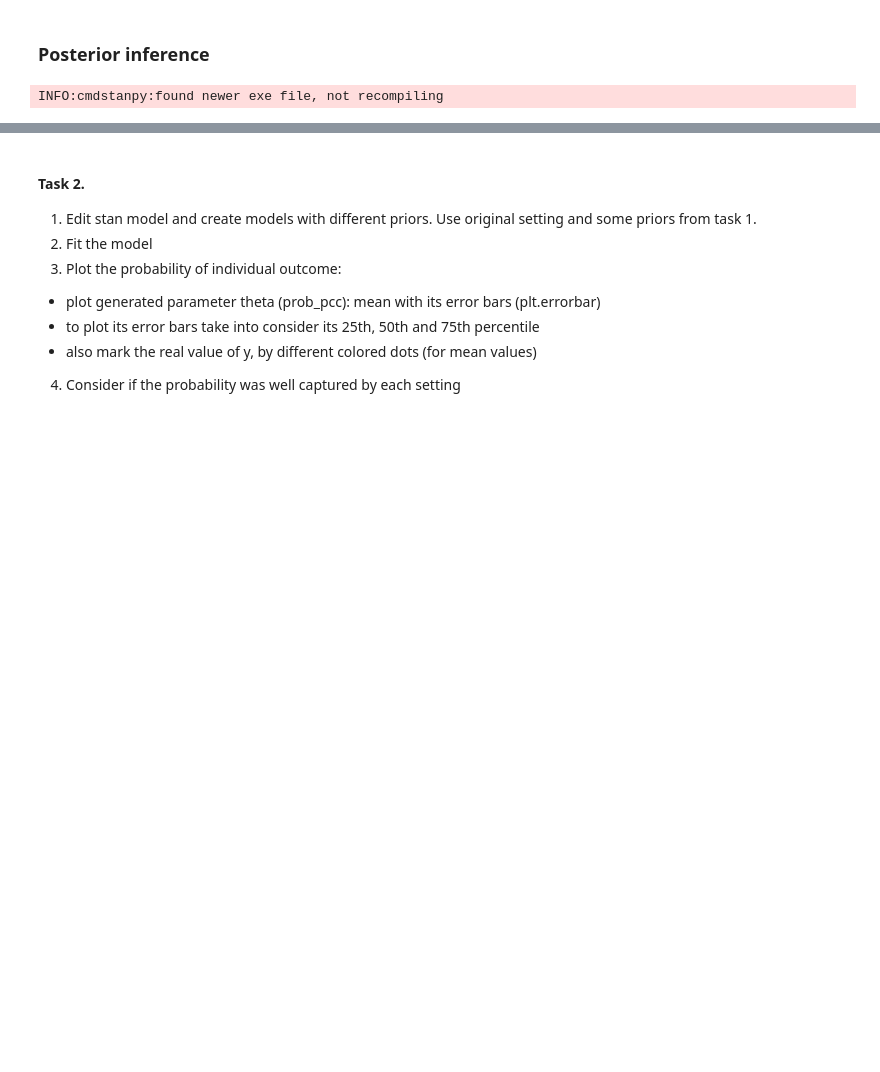
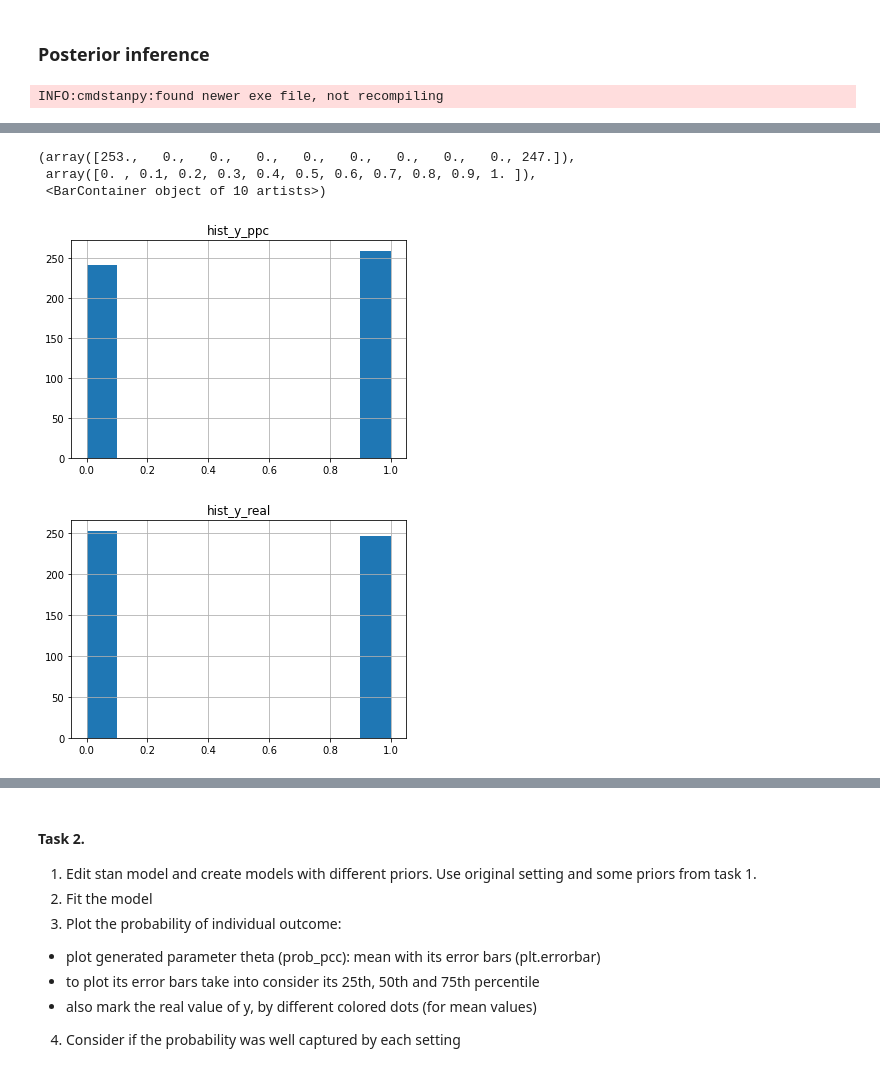
Before and after one commit to awitczak/DataAnalytics, a Jupyter notebook: Lab05/lab5.ipynb, the cells around one changed output, grey strips where cells are left out. Drawn from its saved outputs; the diff is of its cells as text; code cells hidden in the pictures; blank space fills up the shorter version.

```diff
--- a/Lab05/lab5.ipynb
+++ b/Lab05/lab5.ipynb
@@ -140,0 +146,18 @@ plt.plot(estimate_ppc_df)
+# %%
+y_ppc=(fit.stan_variable('y_ppc')[0])
+fig, ax = plt.subplots()
+plt.title("hist_y_ppc")
+plt.grid()
+ax.hist(y_ppc, bins =10)
+
+real_y=data["y"]
+fig, ax = plt.subplots()
+plt.title("hist_y_real")
+plt.grid()
+ax.hist(real_y, bins =10)
+# %% [output]
+(array([253.,   0.,   0.,   0.,   0.,   0.,   0.,   0.,   0., 247.]),
+ array([0. , 0.1, 0.2, 0.3, 0.4, 0.5, 0.6, 0.7, 0.8, 0.9, 1. ]),
+ <BarContainer object of 10 artists>)
+[figure, added]
+[figure, added]
```
Also changed, not shown: parts of 12 cells of this notebook, 4 other files.
